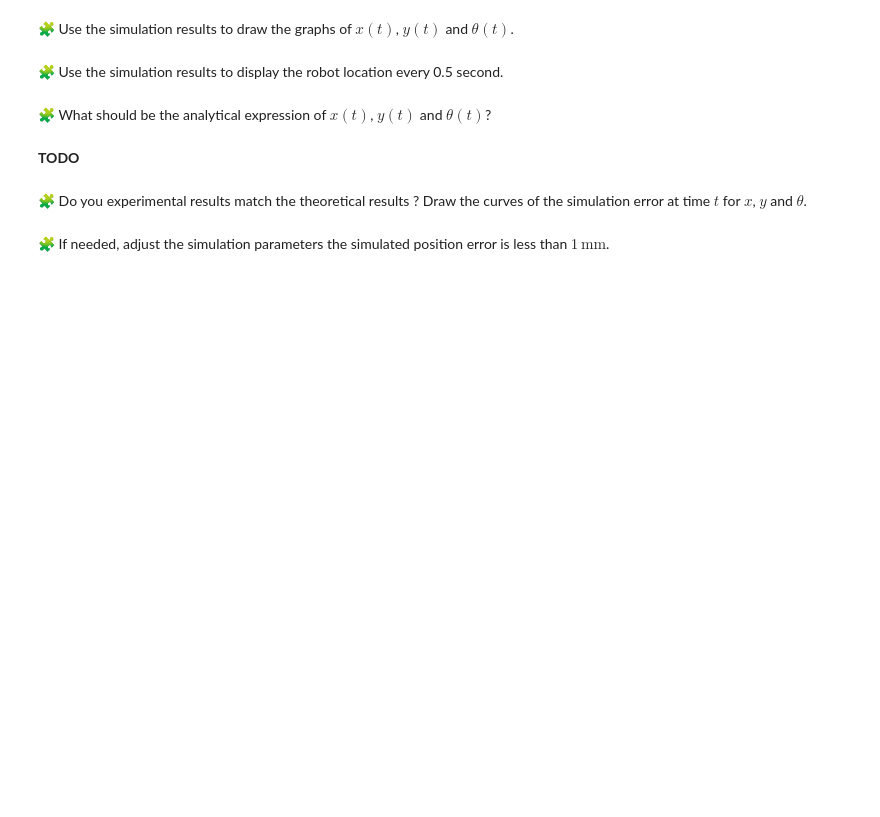
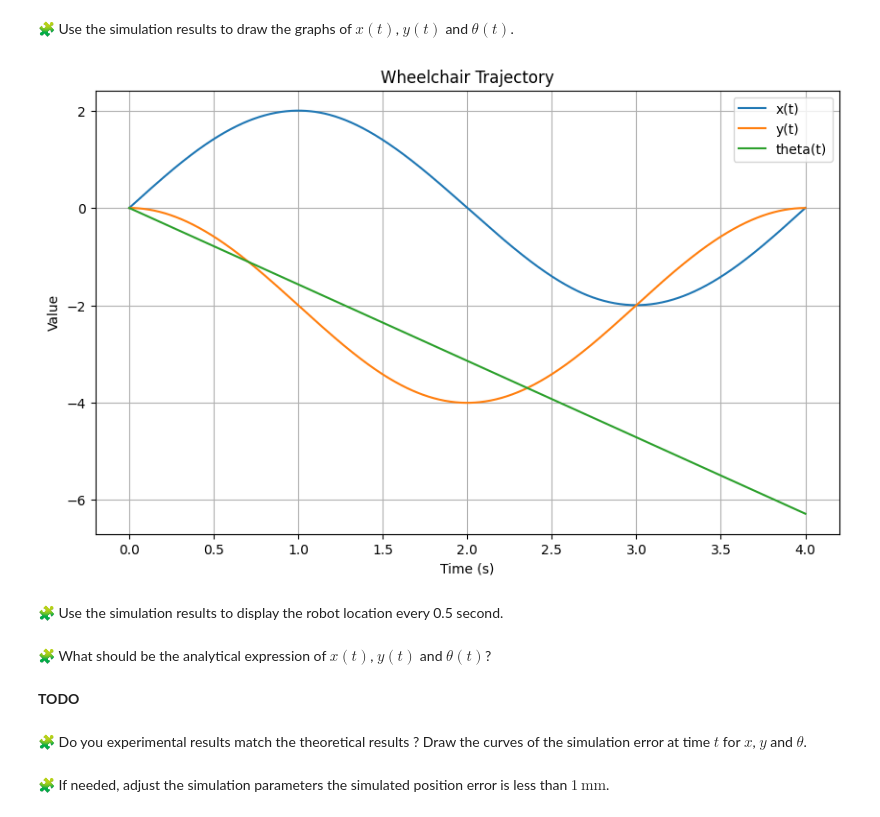
Before and after one commit to Oumarkei/control-engineering-with-python-project-2023-2024, a Jupyter notebook: Project-part-1.ipynb, the cells around one changed output. Saved outputs shown, nothing was run; the diff lists cells and outputs as text; code cells hidden in the pictures; blank space fills up the shorter version.

```diff
--- a/Project-part-1.ipynb
+++ b/Project-part-1.ipynb
@@ -192,3 +245,23 @@ pass
+# %%
+solution = solve_ivp(dynamics, t_span, initial_state, dense_output=True)
+
+# Get dense output
+t_dense = np.linspace(0, 4, 1000)
+trajectory = solution.sol(t_dense)
+
+# Plot the trajectory
+figure(figsize=(10, 6))
+plot(t_dense, trajectory[0], label='x(t)')
+plot(t_dense, trajectory[1], label='y(t)')
+plot(t_dense, trajectory[2], label='theta(t)')
+title('Wheelchair Trajectory')
+xlabel('Time (s)')
+ylabel('Value')
+legend()
+grid(True)
+show()
+# %% [output]
+[figure, added]
 # %% [markdown]
 🧩 Use the simulation results to display the robot location every 0.5 second.
 # %%
```
Also changed, not shown: parts of 5 cells of this notebook.
